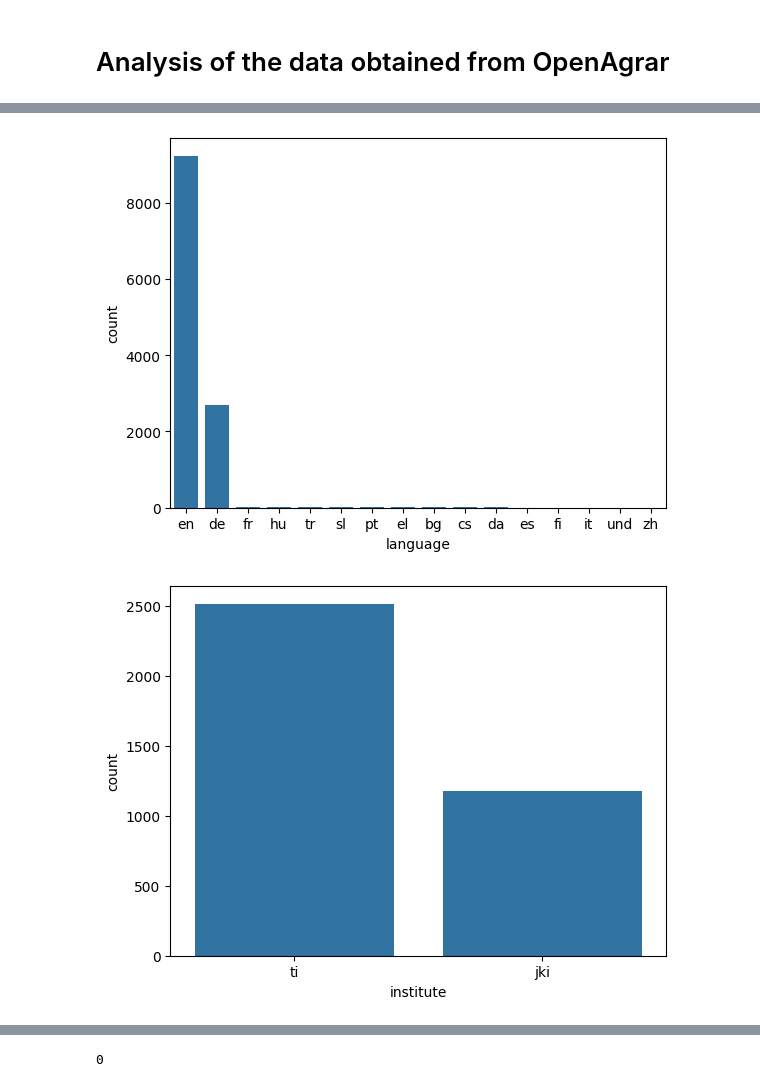
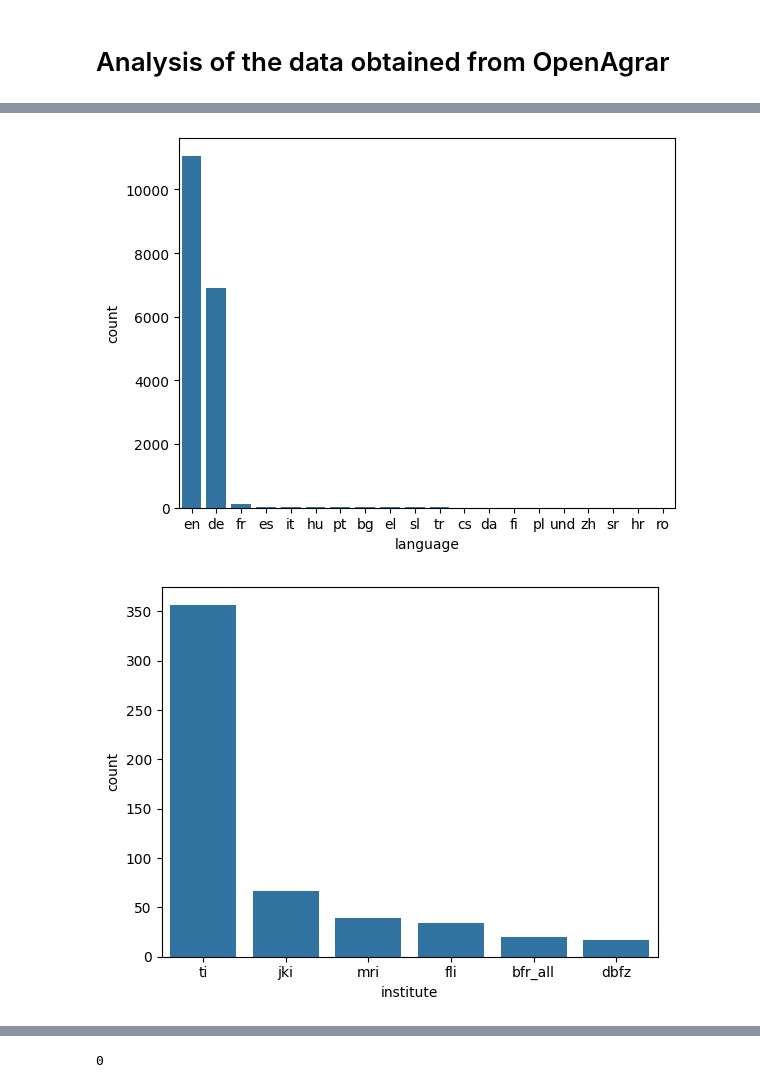
Before and after one commit to fairagro/pilot-uc-textmining-metadata, a Jupyter notebook: data/OpenAgrar/outputs/Analysis_OpenAgrar.ipynb, the cells around one changed output, grey strips where cells are left out. Cells and saved outputs as stored; diff of their text form; code cells hidden in the pictures.

Commit message:
Fix: Generate dataset files for OpenAgrar

```diff
--- a/data/OpenAgrar/outputs/Analysis_OpenAgrar.ipynb
+++ b/data/OpenAgrar/outputs/Analysis_OpenAgrar.ipynb
@@ -5,2 +8,2 @@ import pandas as pd
 # %%
-openagrar = pd.read_csv("output.csv", sep="|")
+openagrar = pd.read_csv("/home/abdelmalak/Documents/FairAgro UC/OpenAgrar_data/output_datasets/output.csv", sep="|")
@@ -52,16 +101,16 @@ sns.barplot(x="language",
 # displaying chart
 plt.show()
 # %% [output]
-[figure, old version]
+[figure, new version]
 # %%
 # define Seaborn color palette to use
 sns.barplot(x="institute",
            y="count",
-           data=filtered_df['institute'].value_counts().reset_index())
+           data=openagrar['institute'].value_counts().reset_index())
 # displaying chart
 plt.show()
 # %% [output]
-[figure, old version]
+[figure, new version]
 # %%
 filtered_df['institute'].value_counts().reset_index().head(10)
 # %% [output]
```
Also changed, not shown: parts of 30 cells of this notebook, 7 other files.
